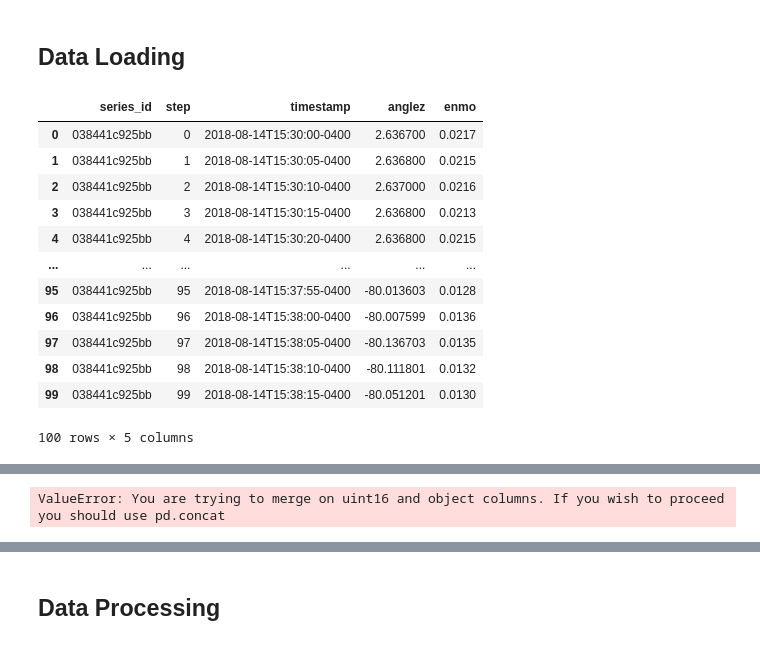
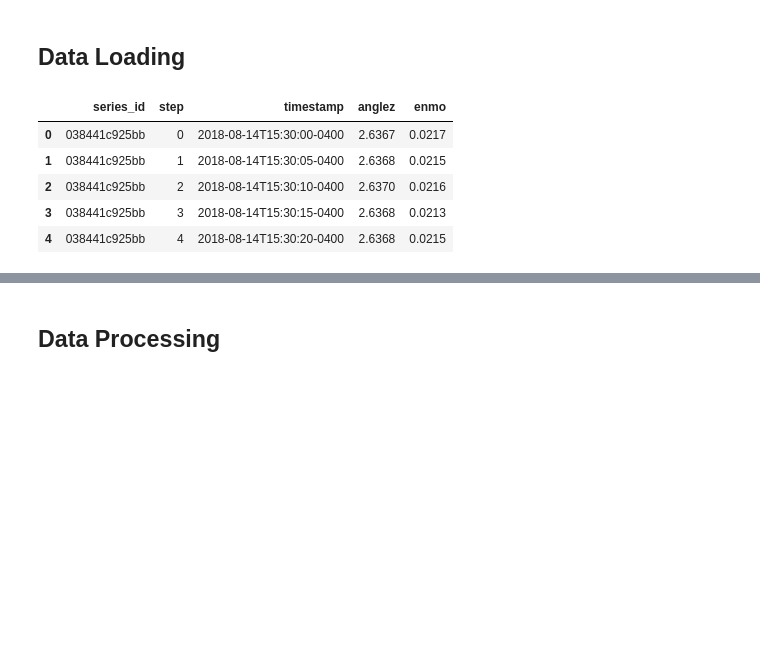
Before and after one commit to AmirMohammadiKarbalaei/Detect-Sleep-States-CMI, a Jupyter notebook: notebooks/eda - 1.0.ipynb, the cells around one changed output, grey strips where cells are left out. Drawn from its saved outputs; the diff is of its cells as text; code cells hidden in the pictures; blank space fills up the shorter version.

Commit message:
train event merg

```diff
--- a/notebooks/eda - 1.0.ipynb
+++ b/notebooks/eda - 1.0.ipynb
@@ -16,21 +16,14 @@ events = "train_events.csv"
 train_series = pd.read_parquet(data_folder+series)
 train_events = pd.read_csv(data_folder+events)
 # %%
-train_series.head(100)
+train_series.head()
 # %% [output]
 |  | series_id | step | timestamp | anglez | enmo |
-| 0 | 038441c925bb | 0 | 2018-08-14T15:30:00-0400 | 2.636700 | 0.0217 |
-| 1 | 038441c925bb | 1 | 2018-08-14T15:30:05-0400 | 2.636800 | 0.0215 |
-| 2 | 038441c925bb | 2 | 2018-08-14T15:30:10-0400 | 2.637000 | 0.0216 |
-| 3 | 038441c925bb | 3 | 2018-08-14T15:30:15-0400 | 2.636800 | 0.0213 |
-| 4 | 038441c925bb | 4 | 2018-08-14T15:30:20-0400 | 2.636800 | 0.0215 |
-| ... | ... | ... | ... | ... | ... |
-| 95 | 038441c925bb | 95 | 2018-08-14T15:37:55-0400 | -80.013603 | 0.0128 |
-| 96 | 038441c925bb | 96 | 2018-08-14T15:38:00-0400 | -80.007599 | 0.0136 |
-| 97 | 038441c925bb | 97 | 2018-08-14T15:38:05-0400 | -80.136703 | 0.0135 |
-| 98 | 038441c925bb | 98 | 2018-08-14T15:38:10-0400 | -80.111801 | 0.0132 |
-| 99 | 038441c925bb | 99 | 2018-08-14T15:38:15-0400 | -80.051201 | 0.0130 |
+| 0 | 038441c925bb | 0 | 2018-08-14T15:30:00-0400 | 2.6367 | 0.0217 |
+| 1 | 038441c925bb | 1 | 2018-08-14T15:30:05-0400 | 2.6368 | 0.0215 |
+| 2 | 038441c925bb | 2 | 2018-08-14T15:30:10-0400 | 2.6370 | 0.0216 |
+| 3 | 038441c925bb | 3 | 2018-08-14T15:30:15-0400 | 2.6368 | 0.0213 |
+| 4 | 038441c925bb | 4 | 2018-08-14T15:30:20-0400 | 2.6368 | 0.0215 |
-100 rows × 5 columns
 # %%
 memory_test = train_series[:10000]
 print(memory_test.memory_usage(deep=True).sum() / (1024 * 1024))
@@ -67,11 +63,10 @@ train_id_map.to_parquet("../data/train_id_map.parquet", index=False)
 # %%
-train_series = train_series.merge(train_id_map, on='series_id', how='left')
+# train_series = train_series.merge(train_id_map, on='series_id', how='left')
 
-train_series = train_series.drop(columns=['series_id'])
+# train_series = train_series.drop(columns=['series_id'])
 
-train_series = train_series.rename(columns={'id_map': 'series_id'})
+# train_series = train_series.rename(columns={'id_map': 'series_id'})
+train_series = transform_and_rename_dataframe(train_series, train_id_map, 'series_id', ['series_id'], {'id_map': 'series_id'})
 
-#train_series.timestamp = pd.to_datetime(train_series.timestamp)
+#train_series.timestamp = pd.to_datetime(train_series.timestamp) #waited for 40 minutes but it was still running
-# %% [output]
-ValueError: You are trying to merge on uint16 and object columns. If you wish to proceed you should use pd.concat
 # %%
```
Also changed, not shown: parts of 24 cells of this notebook, 1 other file.
